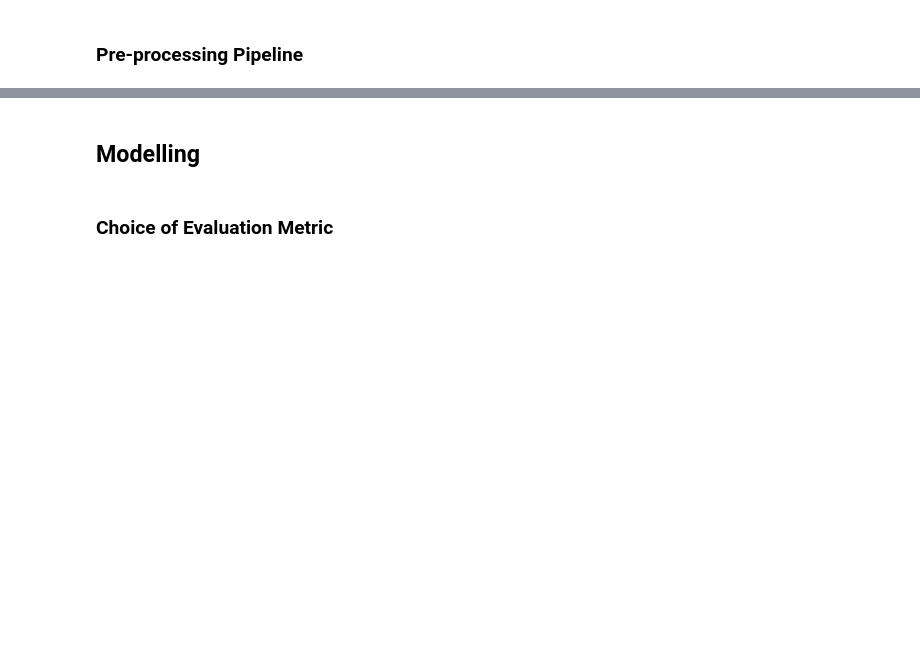
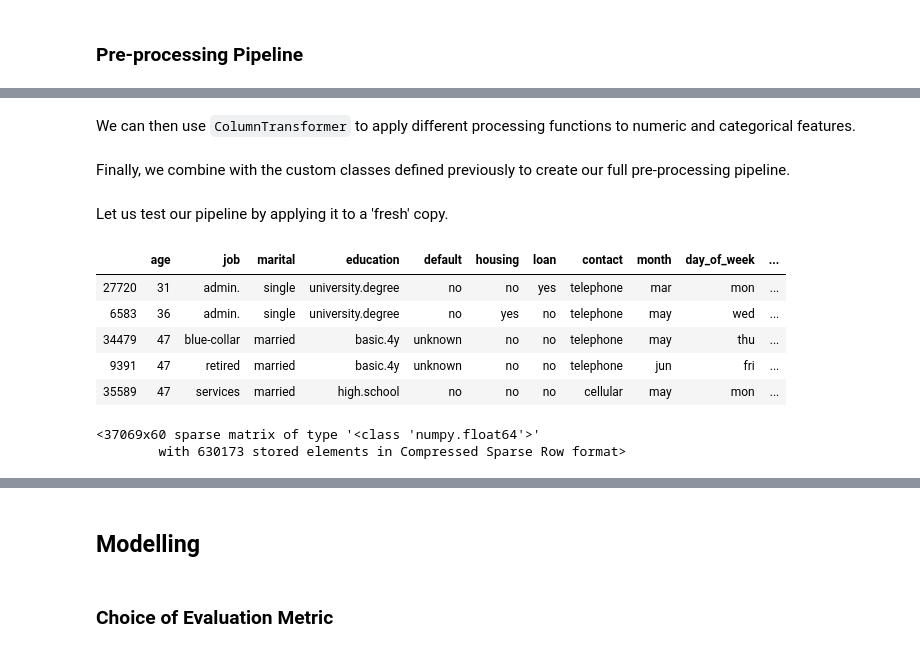
Before and after one commit to nadinezab/bank-marketing, a Jupyter notebook: bank-marketing.ipynb, the cells around one changed output, grey strips where cells are left out. Drawn from its saved outputs; the diff is of its cells as text; code cells hidden in the pictures; blank space fills up the shorter version.

Commit message:
Add: custom class and pipeling

```diff
--- a/bank-marketing.ipynb
+++ b/bank-marketing.ipynb
@@ -685,0 +775,2 @@ Index(['age', 'duration', 'campaign', 'previous', 'emp_var_rate',
+# %% [markdown]
+We can then use `ColumnTransformer` to apply different processing functions to numeric and categorical features.
@@ -685,0 +789,2 @@ Index(['age', 'duration', 'campaign', 'previous', 'emp_var_rate',
+# %% [markdown]
+Finally, we combine with the custom classes defined previously to create our full pre-processing pipeline.
@@ -685,0 +798,18 @@ Index(['age', 'duration', 'campaign', 'previous', 'emp_var_rate',
+# %% [markdown]
+Let us test our pipeline by applying it to a 'fresh' copy.
+# %%
+X = train_set.drop('y', axis = 1)
+X.head()
+# %% [output]
+|  | age | job | marital | education | default | housing | loan | contact | month | day_of_week | ... |
+| 27720 | 31 | admin. | single | university.degree | no | no | yes | telephone | mar | mon | ... |
+| 6583 | 36 | admin. | single | university.degree | no | yes | no | telephone | may | wed | ... |
+| 34479 | 47 | blue-collar | married | basic.4y | unknown | no | no | telephone | may | thu | ... |
+| 9391 | 47 | retired | married | basic.4y | unknown | no | no | telephone | jun | fri | ... |
+| 35589 | 47 | services | married | high.school | no | no | no | cellular | may | mon | ... |
+# %%
+X_prepared = pipeline.fit_transform(X)
+X_prepared
+# %% [output]
+<37069x60 sparse matrix of type '<class 'numpy.float64'>'
+        with 630173 stored elements in Compressed Sparse Row format>
```
Also changed, not shown: parts of 13 cells of this notebook.
